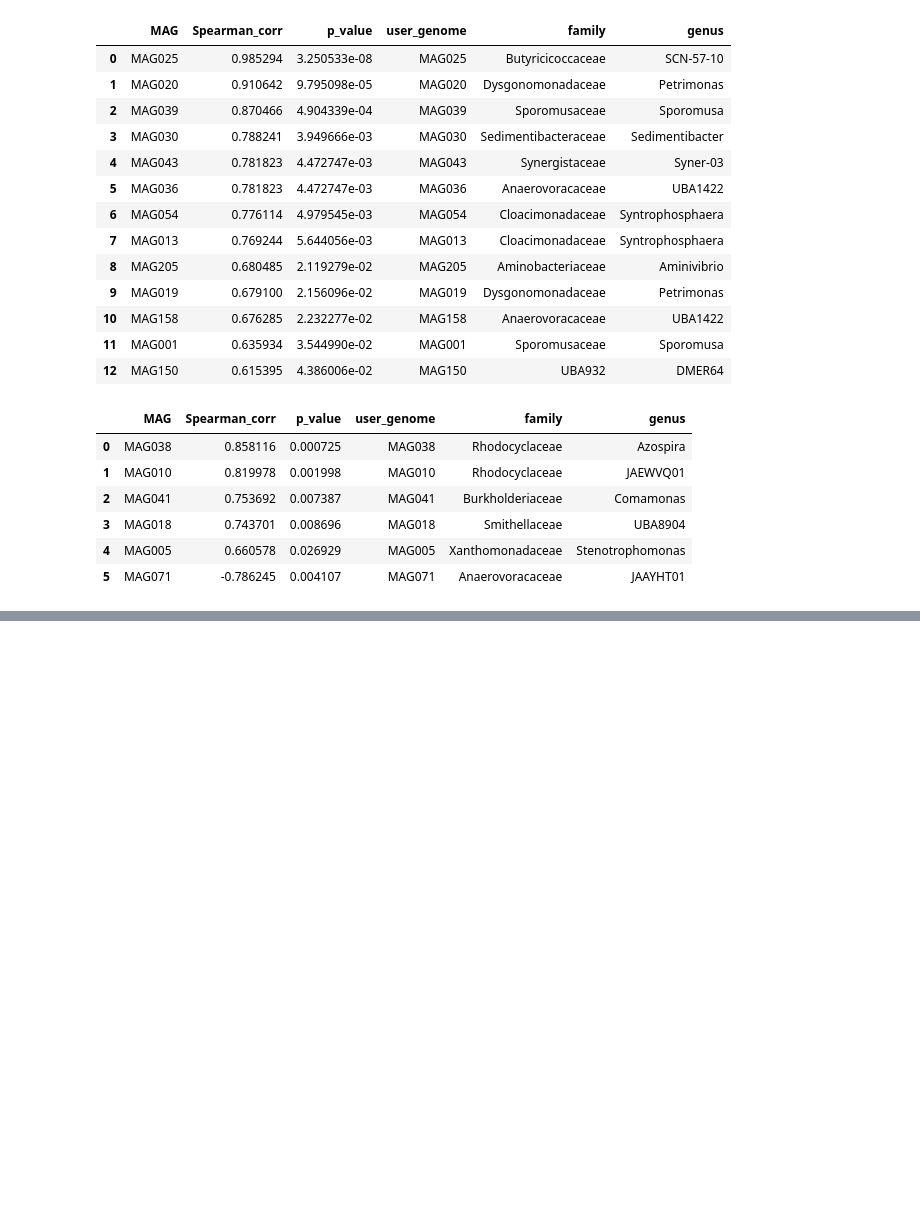
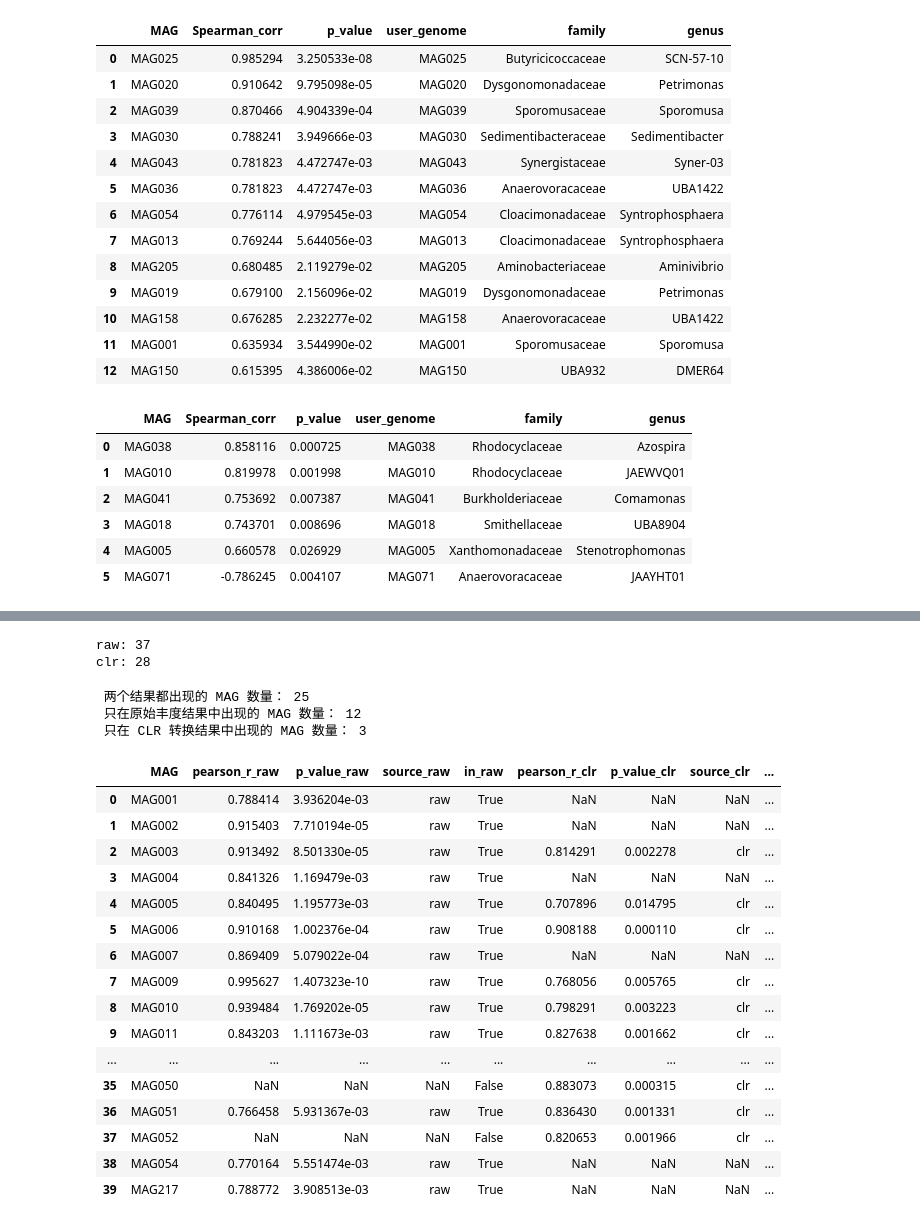
Before and after one commit to azddzasw/Electromics-project, a Jupyter notebook: notebooks/data_analysis.ipynb, the cells around one changed output, grey strips where cells are left out. Saved outputs shown, nothing was run; the diff lists cells and outputs as text; code cells hidden in the pictures; blank space fills up the shorter version.

```diff
--- a/notebooks/data_analysis.ipynb
+++ b/notebooks/data_analysis.ipynb
@@ -616,0 +684,80 @@ df_prop_annot
+# %%
+print("raw:", len(high_corr_raw))
+print("clr:", len(high_corr_clr))
+# %% [output]
+raw: 37
+clr: 28
+# %%
+raw_set = set(high_corr_raw["MAG"])
+clr_set = set(high_corr_clr["MAG"])
+
+# 交集 & 差集
+both = raw_set & clr_set
+only_raw = raw_set - clr_set
+only_clr = clr_set - raw_set
+
+# 统计
+print(" 两个结果都出现的 MAG 数量：", len(both))
+print(" 只在原始丰度结果中出现的 MAG 数量：", len(only_raw))
+print(" 只在 CLR 转换结果中出现的 MAG 数量：", len(only_clr))
+# %% [output]
+ 两个结果都出现的 MAG 数量： 25
+ 只在原始丰度结果中出现的 MAG 数量： 12
+ 只在 CLR 转换结果中出现的 MAG 数量： 3
+# %%
+import pandas as pd
+import re
+
+# 1. 读取原始结果
+raw = high_corr_raw
+clr = high_corr_clr
+
+
+# 3. 合并两个表
+merged = pd.merge(raw, clr, on="MAG", how="outer", suffixes=("_raw", "_clr"))
+merged["in_raw"] = merged["in_raw"].fillna(False)
+merged["in_clr"] = merged["in_clr"].fillna(False)
+
+butyrate_models = """
+模型 MAG099_gapfilled_noO2.xml 含有丁酸代谢物
+模型 MAG018.sbml_gapfilled_noO2.xml 含有丁酸代谢物
+模型 MAG071_gapfilled_noO2.xml 含有丁酸代谢物
+模型 MAG041_gapfilled_noO2.xml 含有丁酸代谢物
+模型 MAG189_gapfilled_noO2.xml 含有丁酸代谢物
+模型 MAG010.sbml_gapfilled_noO2.xml 含有丁酸代谢物
+模型 MAG005.sbml_gapfilled_noO2.xml 含有丁酸代谢物
+模型 MAG038_gapfilled_noO2.xml 含有丁酸代谢物
+模型 MAG070_gapfilled_noO2.xml 含有丁酸代谢物
+模型 MAG106_gapfilled_noO2.xml 含有丁酸代谢物
+模型 MAG214_gapfilled_noO2.xml 含有丁酸代谢物
+模型 MAG146_gapfilled_noO2.xml 含有丁酸代谢物
+"""
+
+# 提取 MAG 编号
+butyrate_MAGs = set(re.findall(r"MAG\d+", butyrate_models))
+
+# 5. 添加是否含丁酸代谢物列
+merged["butyrate_metabolite"] = merged["MAG"].apply(lambda x: x in butyrate_MAGs)
+
+# 6. 输出丙表
+merged.to_csv("merged_MAG_butyrate_analysis.csv", index=False)
+
+merged
+# %% [output]
+|  | MAG | pearson_r_raw | p_value_raw | source_raw | in_raw | pearson_r_clr | p_value_clr | source_clr | ... |
+| 0 | MAG001 | 0.788414 | 3.936204e-03 | raw | True | NaN | NaN | NaN | ... |
+| 1 | MAG002 | 0.915403 | 7.710194e-05 | raw | True | NaN | NaN | NaN | ... |
+| 2 | MAG003 | 0.913492 | 8.501330e-05 | raw | True | 0.814291 | 0.002278 | clr | ... |
+| 3 | MAG004 | 0.841326 | 1.169479e-03 | raw | True | NaN | NaN | NaN | ... |
+| 4 | MAG005 | 0.840495 | 1.195773e-03 | raw | True | 0.707896 | 0.014795 | clr | ... |
+| 5 | MAG006 | 0.910168 | 1.002376e-04 | raw | True | 0.908188 | 0.000110 | clr | ... |
+| 6 | MAG007 | 0.869409 | 5.079022e-04 | raw | True | NaN | NaN | NaN | ... |
+| 7 | MAG009 | 0.995627 | 1.407323e-10 | raw | True | 0.768056 | 0.005765 | clr | ... |
+| 8 | MAG010 | 0.939484 | 1.769202e-05 | raw | True | 0.798291 | 0.003223 | clr | ... |
+| 9 | MAG011 | 0.843203 | 1.111673e-03 | raw | True | 0.827638 | 0.001662 | clr | ... |
+| ... | ... | ... | ... | ... | ... | ... | ... | ... | ... |
+| 35 | MAG050 | NaN | NaN | NaN | False | 0.883073 | 0.000315 | clr | ... |
+| 36 | MAG051 | 0.766458 | 5.931367e-03 | raw | True | 0.836430 | 0.001331 | clr | ... |
+| 37 | MAG052 | NaN | NaN | NaN | False | 0.820653 | 0.001966 | clr | ... |
+| 38 | MAG054 | 0.770164 | 5.551474e-03 | raw | True | NaN | NaN | NaN | ... |
+| 39 | MAG217 | 0.788772 | 3.908513e-03 | raw | True | NaN | NaN | NaN | ... |
```
Also changed, not shown: parts of 2 cells of this notebook, 23 other files.
